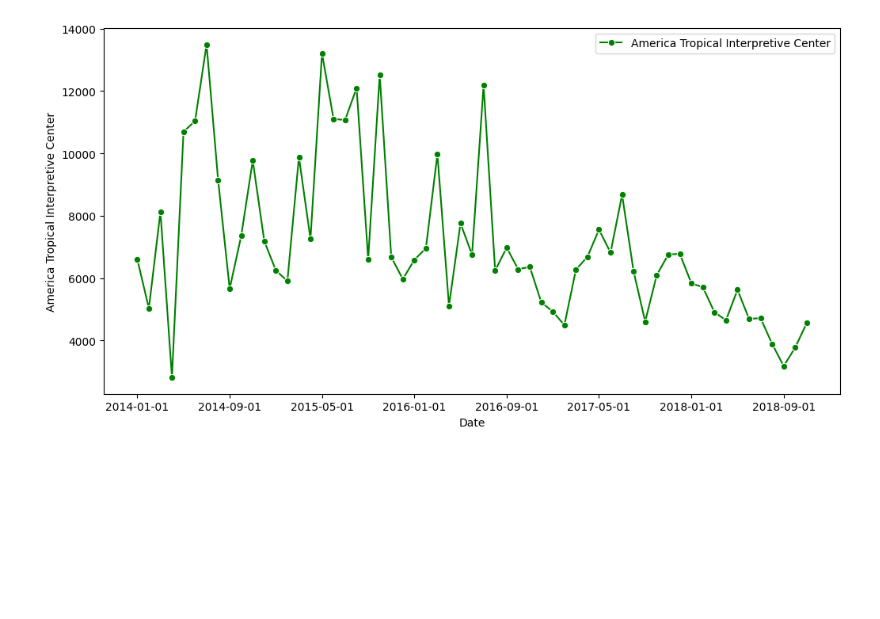
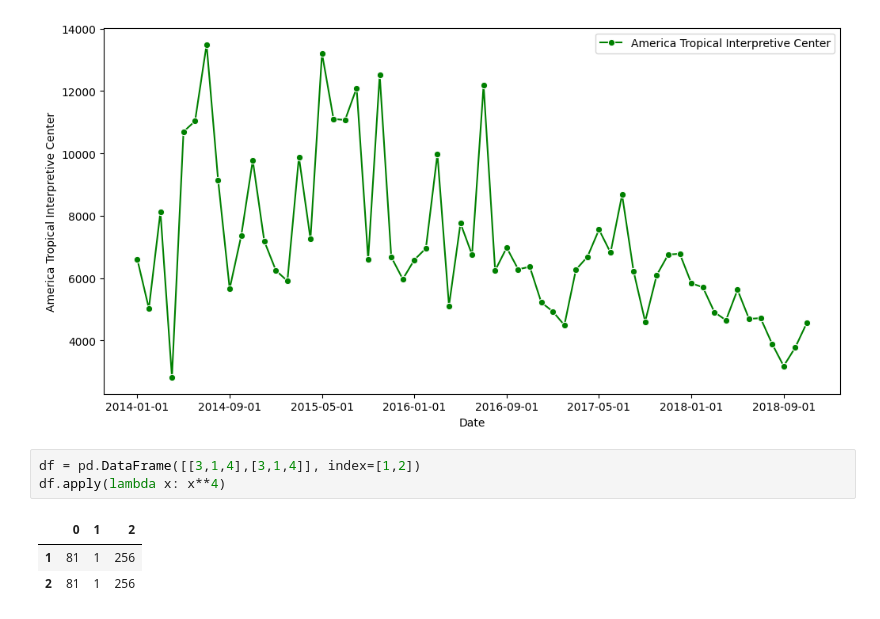
Before and after one commit to CoderAalok/Python_Libraries, a Jupyter notebook: Pandas/read_write_csv.ipynb, the cells around one changed output. Drawn from its saved outputs; the diff is of its cells as text; blank space fills up the shorter version.

```diff
--- a/Pandas/read_write_csv.ipynb
+++ b/Pandas/read_write_csv.ipynb
@@ -85,3 +83,10 @@ plt.xticks(rotation=0)
 plt.show()
 # %% [output]
 [figure]
+# %%
+df = pd.DataFrame([[3,1,4],[3,1,4]], index=[1,2])
+df.apply(lambda x: x**4)
+# %% [output]
+|  | 0 | 1 | 2 |
+| 1 | 81 | 1 | 256 |
+| 2 | 81 | 1 | 256 |
```
Also changed, not shown: parts of 1 cell of this notebook, 11 other files.
